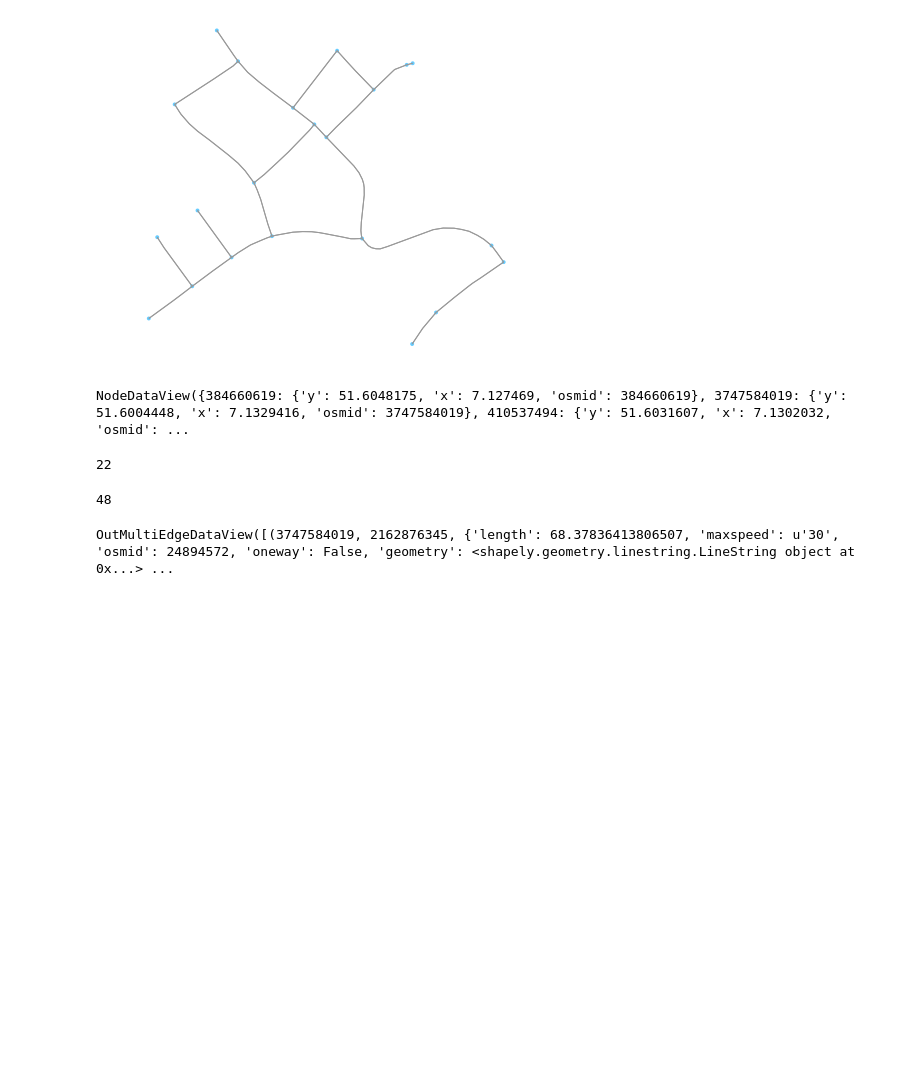
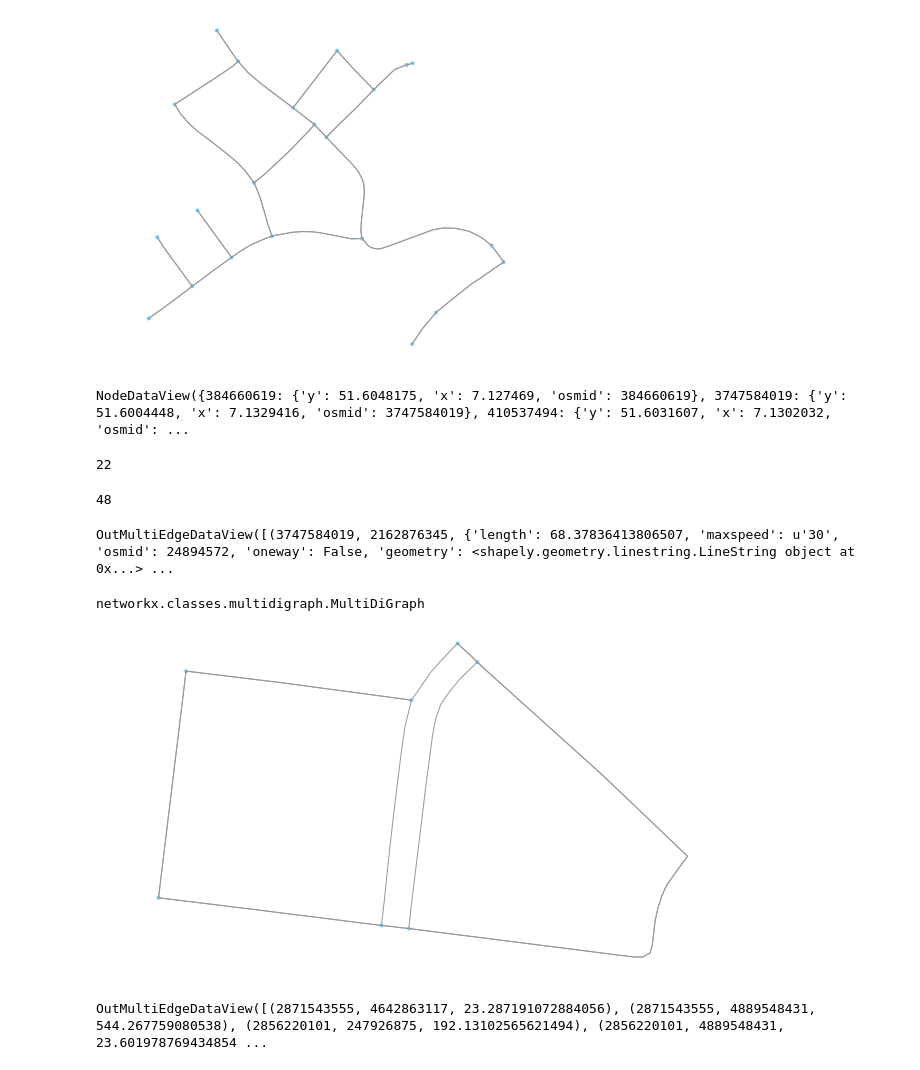
Before and after one commit to anuj-dimri25/Random-Delay-and-Indirections, a Jupyter notebook: road_points.ipynb, the cells around one changed output. Drawn from its saved outputs; the diff is of its cells as text; code cells hidden in the pictures; blank space fills up the shorter version.

```diff
--- a/road_points.ipynb
+++ b/road_points.ipynb
@@ -168,3 +175,18 @@ len(G25.edges())
 G25.edges(data=True)
 # %% [output]
 OutMultiEdgeDataView([(3747584019, 2162876345, {'length': 68.37836413806507, 'maxspeed': u'30', 'osmid': 24894572, 'oneway': False, 'geometry': <shapely.geometry.linestring.LineString object at 0x...> ...
+# %%
+type(G25)
+# %% [output]
+networkx.classes.multidigraph.MultiDiGraph
+# %%
+# highway
+location=(49.576401,6.126339)
+G2h = ox.graph_from_point(location, distance=750, distance_type='network', network_type='drive')
+fig, ax = ox.plot_graph(G2h)
+# %% [output]
+[figure, added]
+# %%
+G2h.edges(data='length')
+# %% [output]
+OutMultiEdgeDataView([(2871543555, 4642863117, 23.287191072884056), (2871543555, 4889548431, 544.267759080538), (2856220101, 247926875, 192.13102565621494), (2856220101, 4889548431, 23.601978769434854 ...
```
Also changed, not shown: parts of 20 cells of this notebook.
